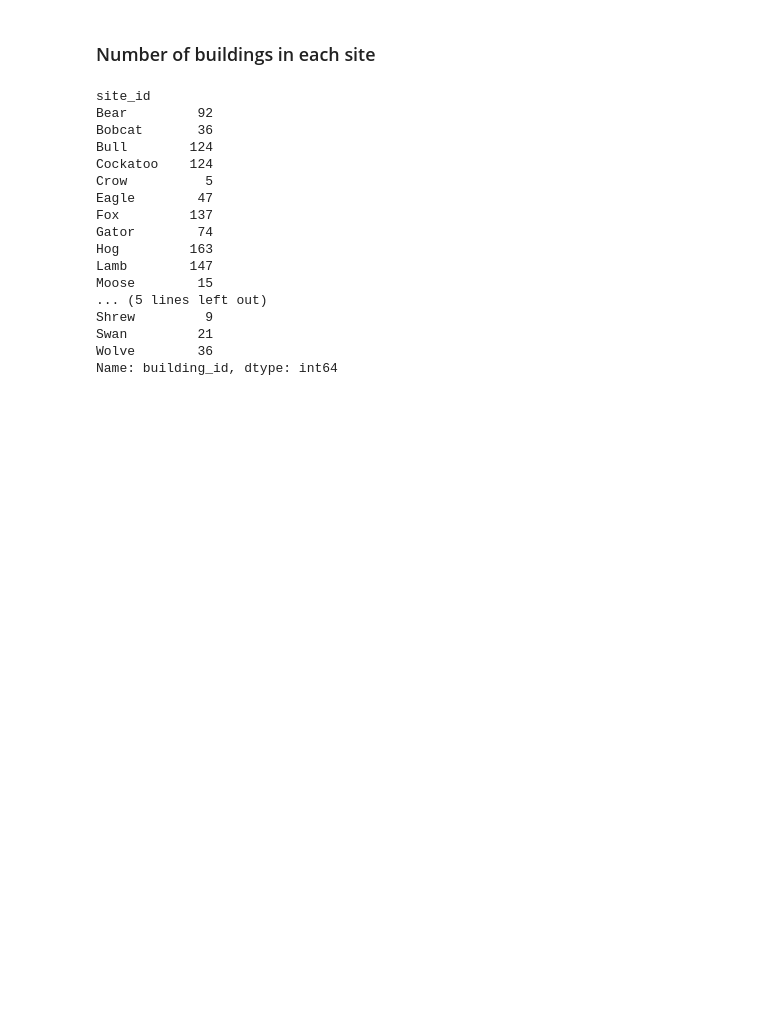
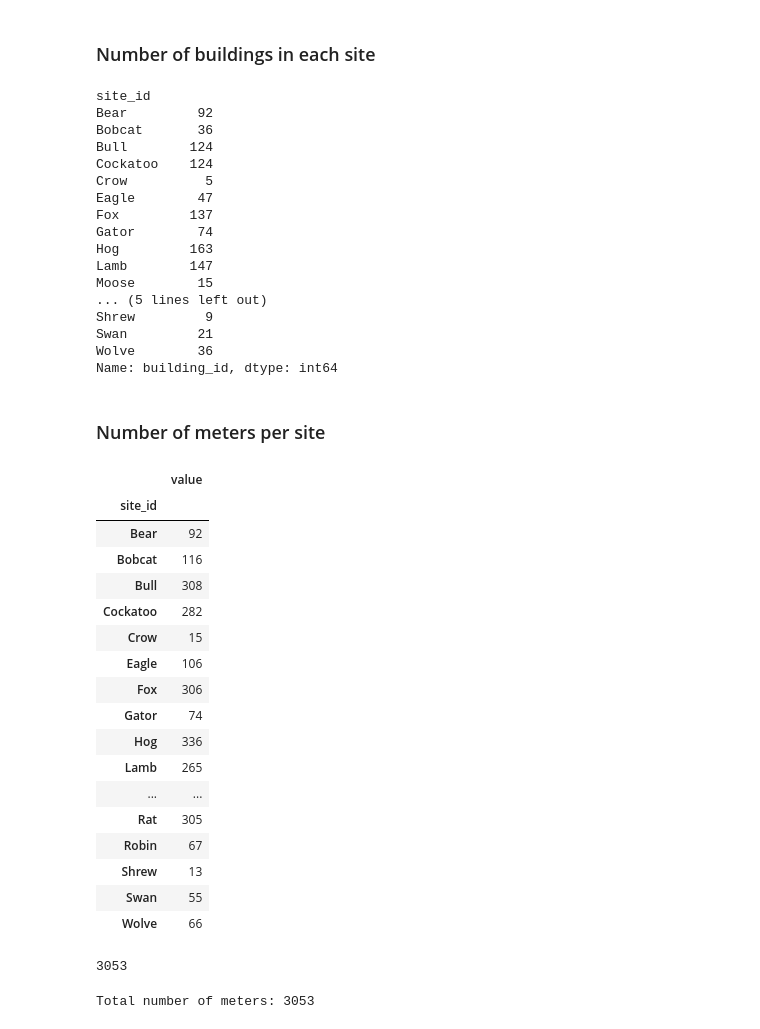
Before and after one commit to buds-lab/building-data-genome-project-2, a Jupyter notebook: notebooks/01_EDA-metadata.ipynb, the cells around one changed output. Drawn from its saved outputs; the diff is of its cells as text; code cells hidden in the pictures; blank space fills up the shorter version.

```diff
--- a/notebooks/01_EDA-metadata.ipynb
+++ b/notebooks/01_EDA-metadata.ipynb
@@ -376,3 +376,37 @@ Shrew         9
 Swan         21
 Wolve        36
 Name: building_id, dtype: int64
+# %% [markdown]
+### Number of meters per site
+# %%
+temp = pd.melt(metadata[["site_id","electricity","hotwater","chilledwater","steam","water","irrigation","gas","solar"]],id_vars = "site_id", var_name="meter")
+# %%
+bysite = temp[temp.value == "Yes"].groupby(["site_id","meter"]).count().groupby("site_id").sum()
+bysite
+# %% [output]
+|  | value |
+| site_id |  |
+| Bear | 92 |
+| Bobcat | 116 |
+| Bull | 308 |
+| Cockatoo | 282 |
+| Crow | 15 |
+| Eagle | 106 |
+| Fox | 306 |
+| Gator | 74 |
+| Hog | 336 |
+| Lamb | 265 |
+| ... | ... |
+| Rat | 305 |
+| Robin | 67 |
+| Shrew | 13 |
+| Swan | 55 |
+| Wolve | 66 |
+# %%
+bysite.value.sum()
+# %% [output]
+3053
+# %%
+print("Total number of meters: " + str(len(temp.dropna())))
+# %% [output]
+Total number of meters: 3053
```
Also changed, not shown: parts of 4 cells of this notebook, 4 other files.
